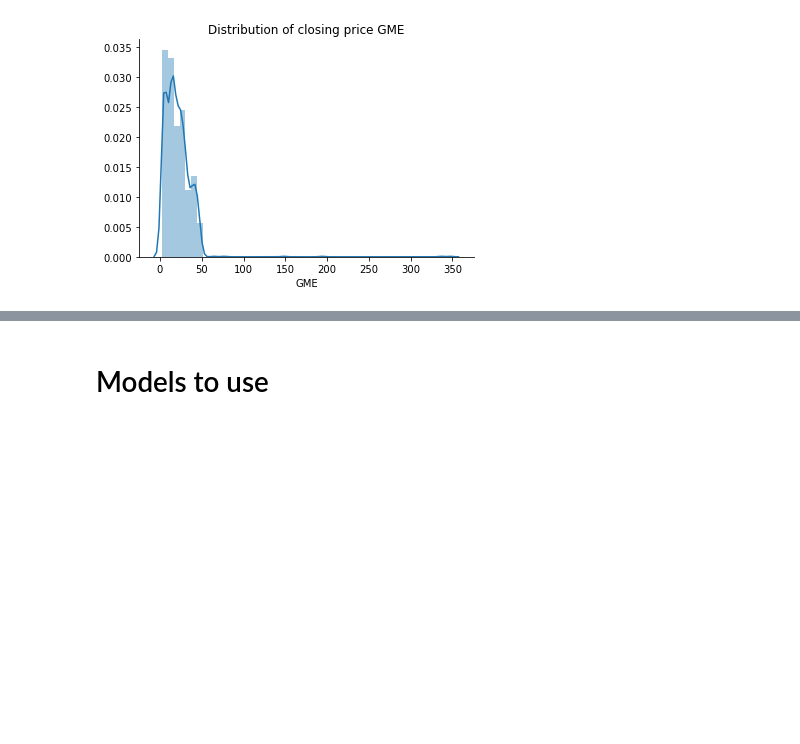
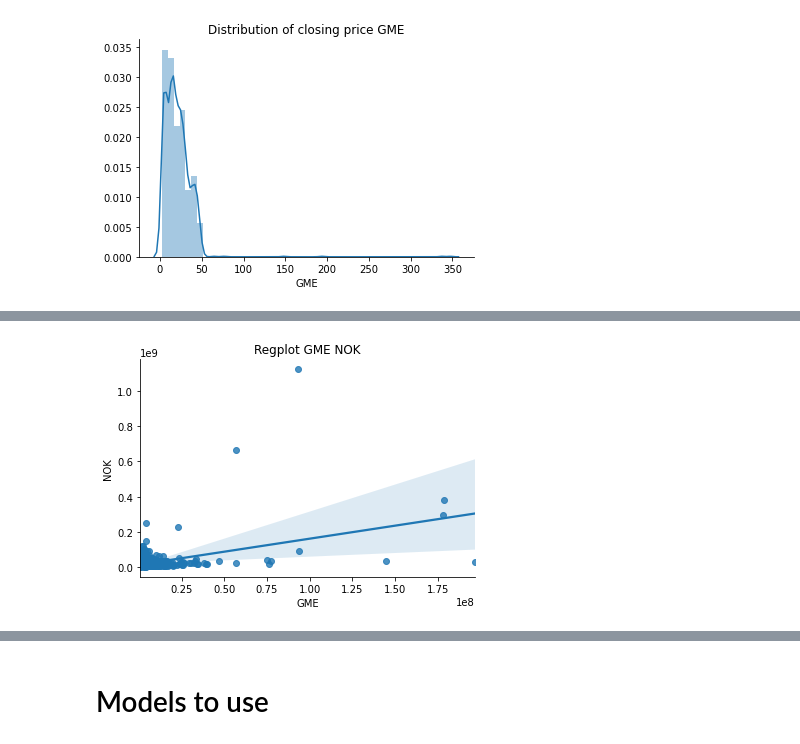
Before and after one commit to daviduster/anomalies-detection-earthquake, a Jupyter notebook: code/anomalies-detection.ipynb, the cells around one changed output, grey strips where cells are left out. Saved outputs shown, nothing was run; the diff lists cells and outputs as text; code cells hidden in the pictures; blank space fills up the shorter version.

Commit message:
Add graphics

```diff
--- a/code/anomalies-detection.ipynb
+++ b/code/anomalies-detection.ipynb
@@ -115,3 +115,10 @@ sns_plot.get_figure().savefig("figures/regplot_GME_AMC.pdf")
+# %%
+sns_plot = sns.regplot(x="GME", y="NOK", data=volume)
+plt.title("Regplot GME NOK")
+sns.despine();
+sns_plot.get_figure().savefig("figures/regplot_GME_NOK.pdf")
+# %% [output]
+[figure, added]
 # %%
 volume.plot.scatter('GME','BB')
 plt.savefig("figures/GME_BB.pdf")
```
Also changed, not shown: parts of 17 cells of this notebook, 20 other files.
